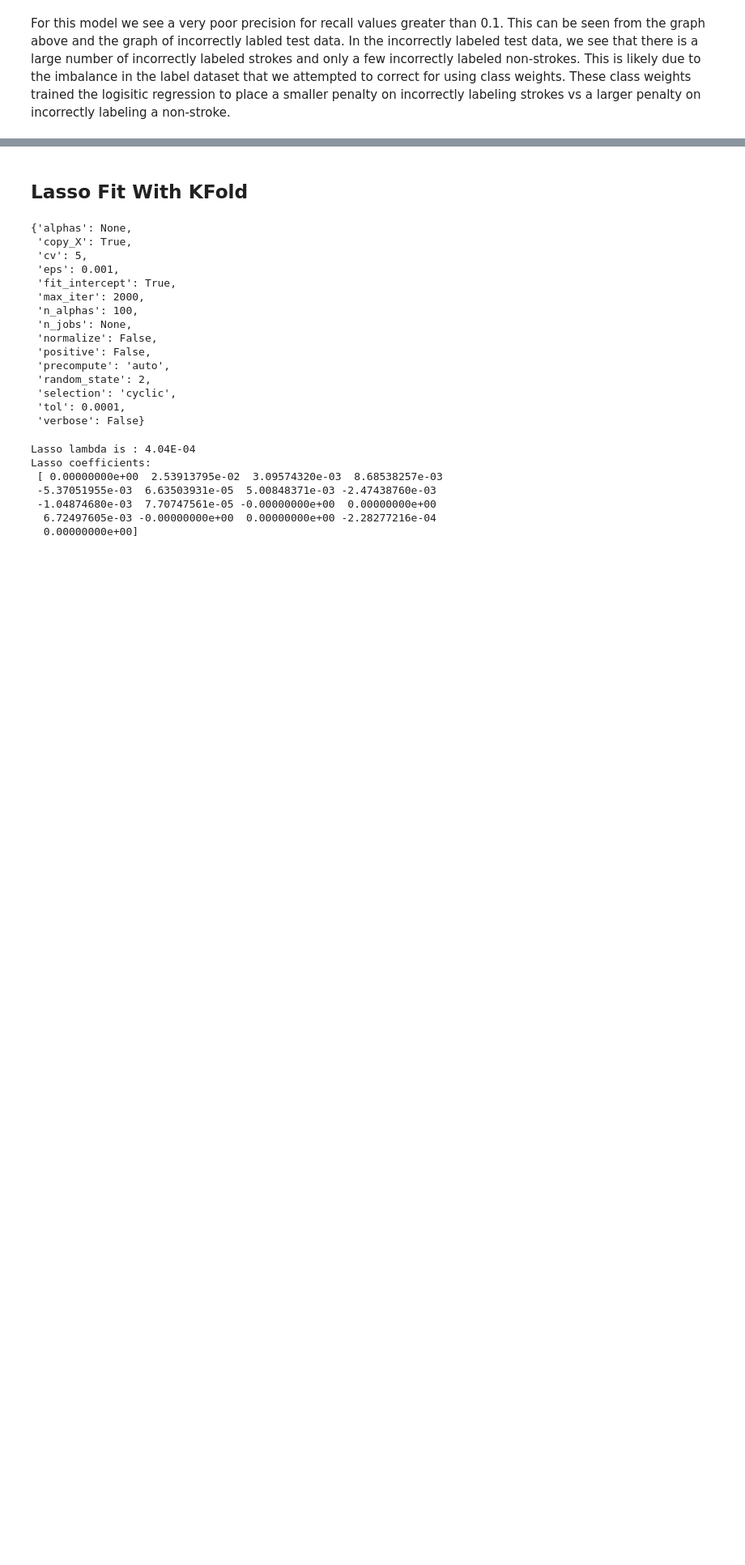
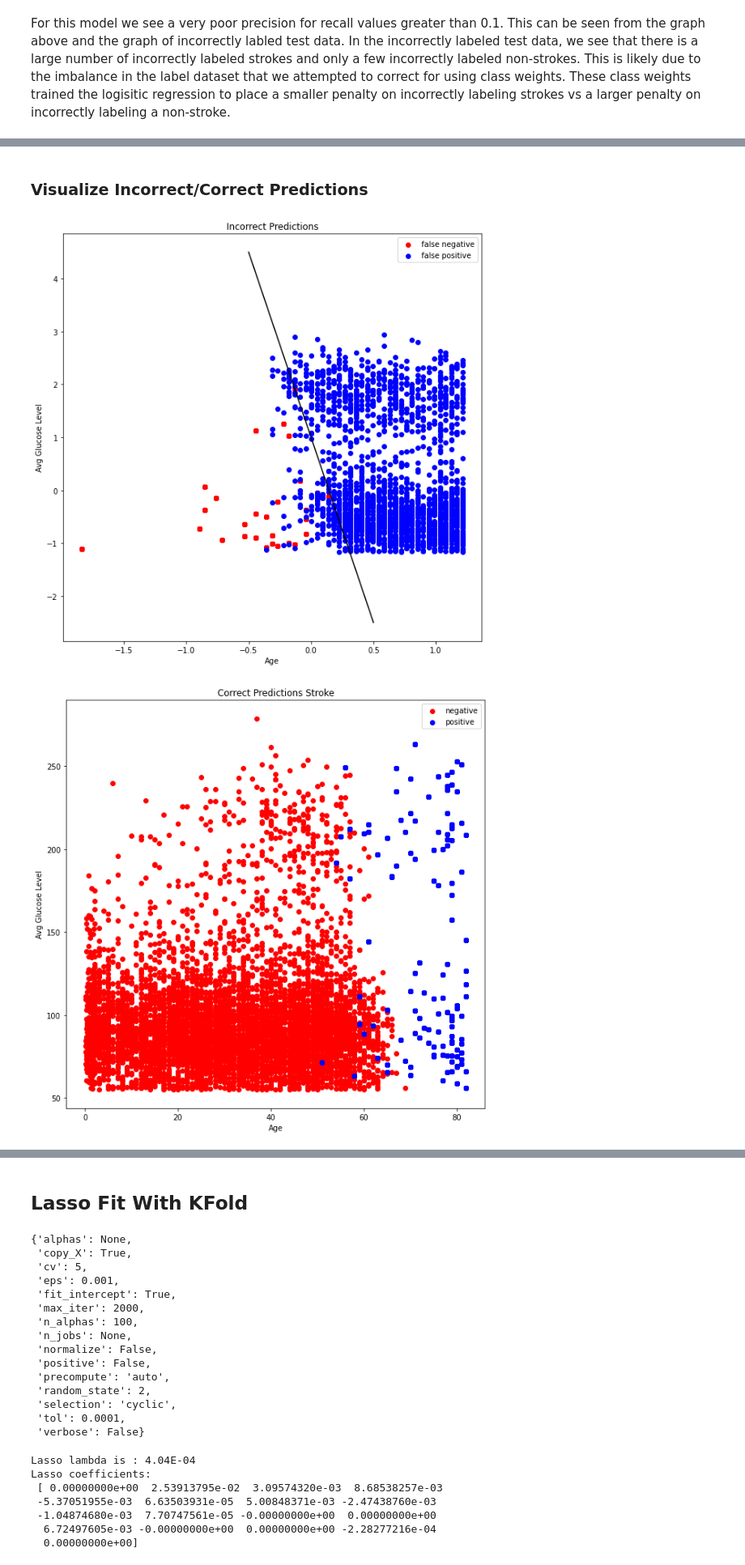
Before and after one commit to DylanShadduckUCD/STA208, a Jupyter notebook: Final Project/Final Project.ipynb, the cells around one changed output, grey strips where cells are left out. Shown: that part at 81% size. Saved outputs shown, nothing was run; the diff lists cells and outputs as text; code cells hidden in the pictures; blank space fills up the shorter version.

```diff
--- a/Final Project/Final Project.ipynb
+++ b/Final Project/Final Project.ipynb
@@ -319,0 +449,8 @@ For this model we see a very poor precision for recall values greater than 0.1.
+# %% [markdown]
+### Visualize Incorrect/Correct Predictions
+# %%
+wrong_pred_visualized(log_reg_us, X_test_us, y_test_us, list(X.columns), T=np.linspace(-0.5, 0.5, 100))
+correct_pred_visualized(log_reg_us, X_test_us, y_test_us, list(X.columns), us_scaler)
+# %% [output]
+[figure, added]
+[figure, added]
```
Also changed, not shown: parts of 19 cells of this notebook.
